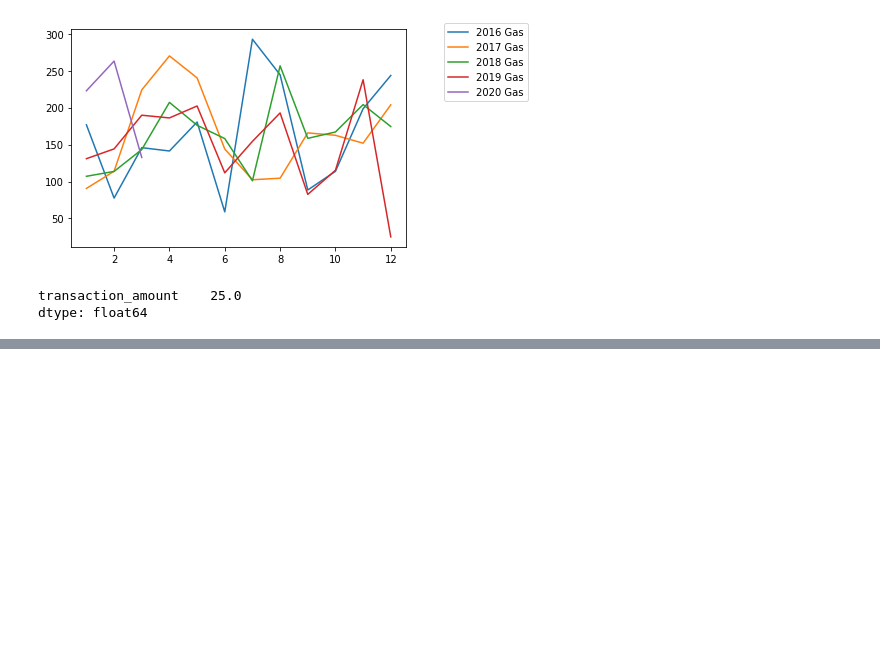
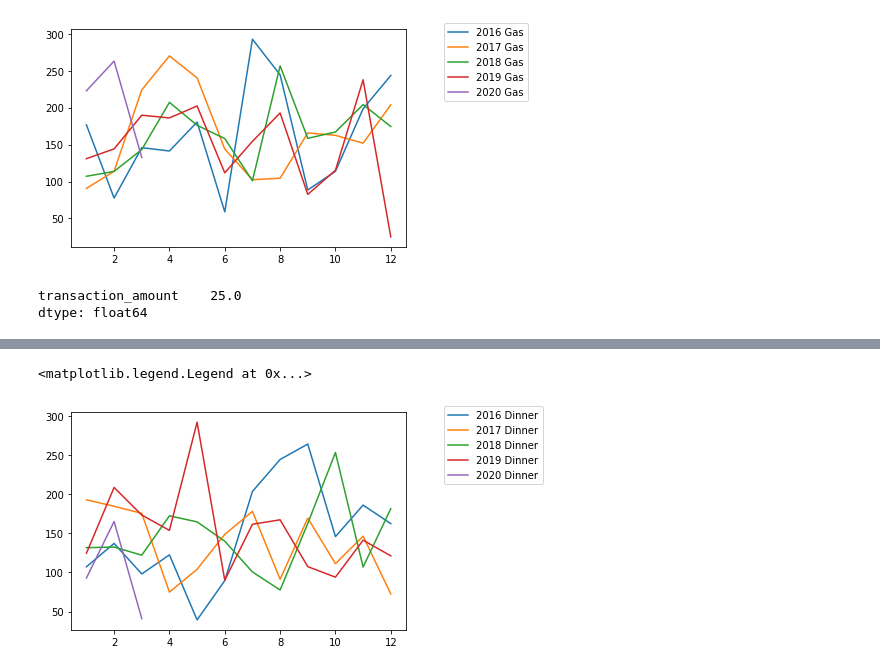
Before and after one commit to josephburton06/python_practice, a Jupyter notebook: checkbook_analysis.ipynb, the cells around one changed output, grey strips where cells are left out. Cells and saved outputs as stored; diff of their text form; code cells hidden in the pictures; blank space fills up the shorter version.

```diff
--- a/checkbook_analysis.ipynb
+++ b/checkbook_analysis.ipynb
@@ -95,0 +108,10 @@ dtype: float64
+# %%
+prev_years_dinner = df[(df.transaction_type_desc == 'Dinner')]
+prev_years_dinner['transaction_amount'] = prev_years_dinner['transaction_amount'].abs()
+ax = plt.subplot(111)
+for year in list(prev_years_dinner.year.unique()):
+    plt.plot(prev_years_dinner[['month','transaction_amount']][prev_years_dinner.year == year].groupby('month').sum(), label=str(year) + ' Dinner')
+ax.legend(bbox_to_anchor=(1.1, 1.05))
+# %% [output]
+<matplotlib.legend.Legend at 0x...>
+[figure, added]
```
Also changed, not shown: parts of 6 cells of this notebook.
